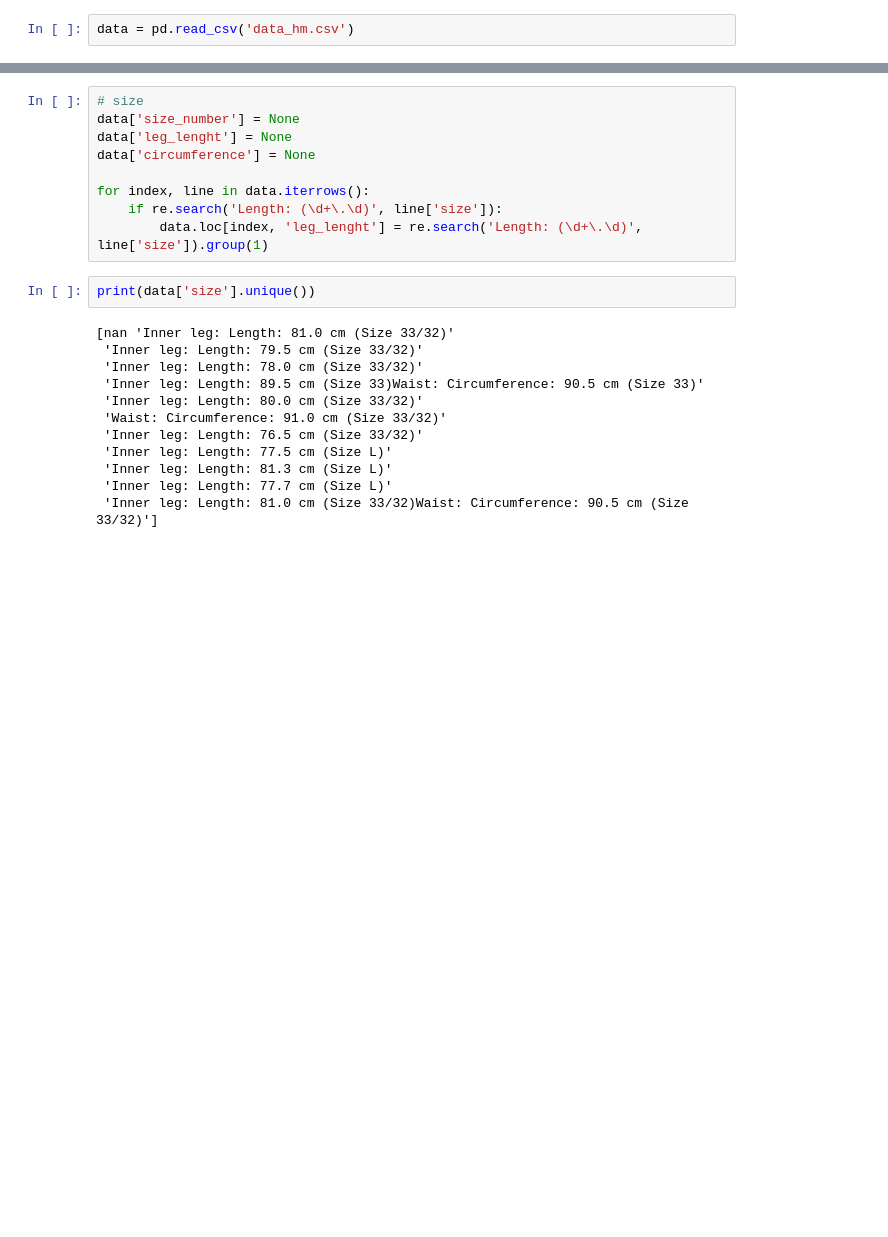
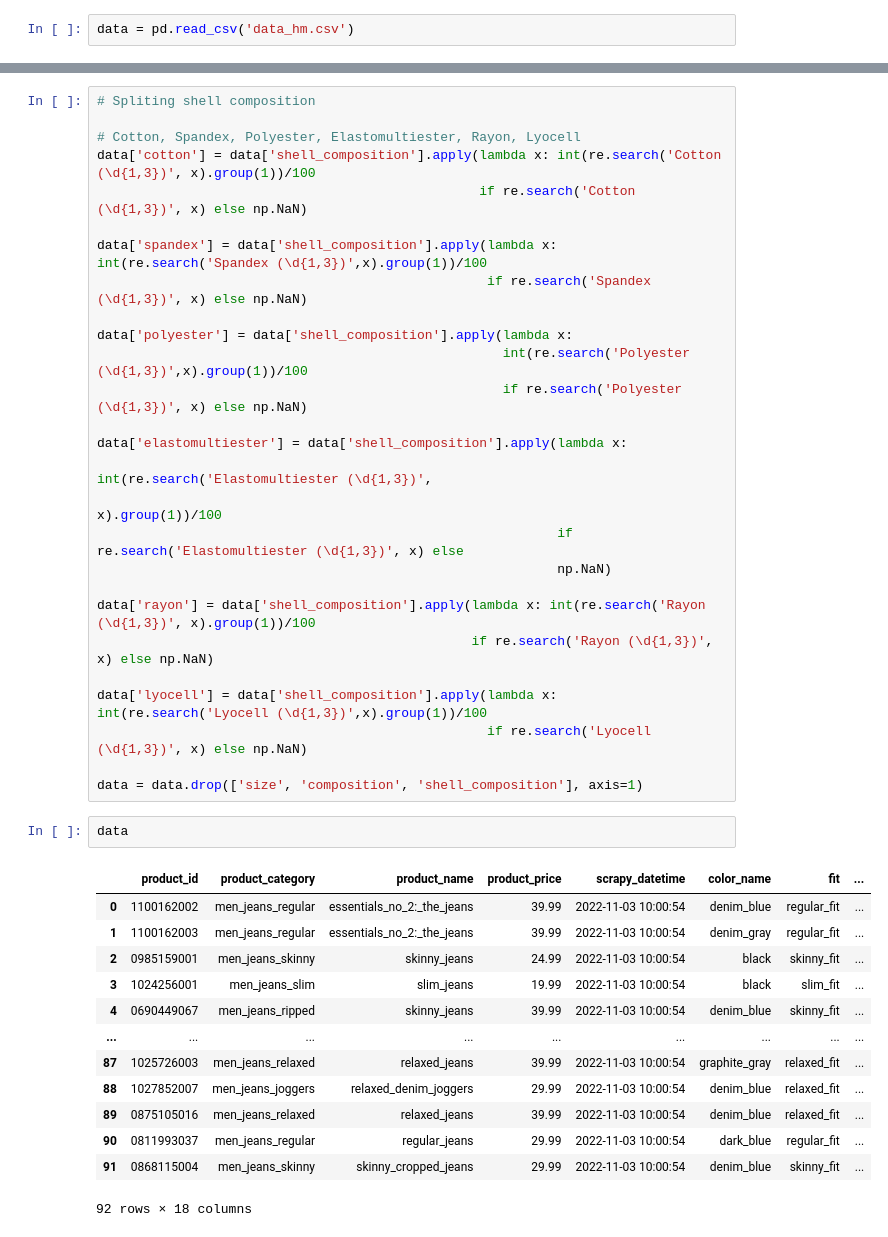
Before and after one commit to matheusventurads/webscraping-for-clothing-businenss, a Jupyter notebook: 1.0-mv-data-collection.ipynb, the cells around one changed output, grey strips where cells are left out. Drawn from its saved outputs; the diff is of its cells as text; blank space fills up the shorter version.

```diff
--- a/1.0-mv-data-collection.ipynb
+++ b/1.0-mv-data-collection.ipynb
@@ -211,23 +222,43 @@ for index, line in data.iterrows():
-# %%
-# size
-data['size_number'] = None
-data['leg_lenght'] = None
-data['circumference'] = None
-
-for index, line in data.iterrows():
-    if re.search('Length: (\d+\.\d)', line['size']):
-        data.loc[index, 'leg_lenght'] = re.search('Length: (\d+\.\d)', line['size']).group(1)
-# %%
-print(data['size'].unique())
-# %% [output]
-[nan 'Inner leg: Length: 81.0 cm (Size 33/32)'
- 'Inner leg: Length: 79.5 cm (Size 33/32)'
- 'Inner leg: Length: 78.0 cm (Size 33/32)'
- 'Inner leg: Length: 89.5 cm (Size 33)Waist: Circumference: 90.5 cm (Size 33)'
- 'Inner leg: Length: 80.0 cm (Size 33/32)'
- 'Waist: Circumference: 91.0 cm (Size 33/32)'
- 'Inner leg: Length: 76.5 cm (Size 33/32)'
- 'Inner leg: Length: 77.5 cm (Size L)'
- 'Inner leg: Length: 81.3 cm (Size L)'
- 'Inner leg: Length: 77.7 cm (Size L)'
- 'Inner leg: Length: 81.0 cm (Size 33/32)Waist: Circumference: 90.5 cm (Size 33/32)']
+# %%
+# Spliting shell composition
+
+# Cotton, Spandex, Polyester, Elastomultiester, Rayon, Lyocell
+data['cotton'] = data['shell_composition'].apply(lambda x: int(re.search('Cotton (\d{1,3})', x).group(1))/100
+                                                 if re.search('Cotton (\d{1,3})', x) else np.NaN)
+
+data['spandex'] = data['shell_composition'].apply(lambda x: int(re.search('Spandex (\d{1,3})',x).group(1))/100
+                                                  if re.search('Spandex (\d{1,3})', x) else np.NaN)
+
+data['polyester'] = data['shell_composition'].apply(lambda x:
+                                                    int(re.search('Polyester (\d{1,3})',x).group(1))/100
+                                                    if re.search('Polyester (\d{1,3})', x) else np.NaN)
+
+data['elastomultiester'] = data['shell_composition'].apply(lambda x:
+                                                           int(re.search('Elastomultiester (\d{1,3})',
+                                                                         x).group(1))/100
+                                                           if re.search('Elastomultiester (\d{1,3})', x) else
+                                                           np.NaN)
+
+data['rayon'] = data['shell_composition'].apply(lambda x: int(re.search('Rayon (\d{1,3})', x).group(1))/100
+                                                if re.search('Rayon (\d{1,3})', x) else np.NaN)
+
+data['lyocell'] = data['shell_composition'].apply(lambda x: int(re.search('Lyocell (\d{1,3})',x).group(1))/100
+                                                  if re.search('Lyocell (\d{1,3})', x) else np.NaN)
+
+data = data.drop(['size', 'composition', 'shell_composition'], axis=1)
+# %%
+data
+# %% [output]
+|  | product_id | product_category | product_name | product_price | scrapy_datetime | color_name | fit | ... |
+| 0 | 1100162002 | men_jeans_regular | essentials_no_2:_the_jeans | 39.99 | 2022-11-03 10:00:54 | denim_blue | regular_fit | ... |
+| 1 | 1100162003 | men_jeans_regular | essentials_no_2:_the_jeans | 39.99 | 2022-11-03 10:00:54 | denim_gray | regular_fit | ... |
+| 2 | 0985159001 | men_jeans_skinny | skinny_jeans | 24.99 | 2022-11-03 10:00:54 | black | skinny_fit | ... |
+| 3 | 1024256001 | men_jeans_slim | slim_jeans | 19.99 | 2022-11-03 10:00:54 | black | slim_fit | ... |
+| 4 | 0690449067 | men_jeans_ripped | skinny_jeans | 39.99 | 2022-11-03 10:00:54 | denim_blue | skinny_fit | ... |
+| ... | ... | ... | ... | ... | ... | ... | ... | ... |
+| 87 | 1025726003 | men_jeans_relaxed | relaxed_jeans | 39.99 | 2022-11-03 10:00:54 | graphite_gray | relaxed_fit | ... |
+| 88 | 1027852007 | men_jeans_joggers | relaxed_denim_joggers | 29.99 | 2022-11-03 10:00:54 | denim_blue | relaxed_fit | ... |
+| 89 | 0875105016 | men_jeans_relaxed | relaxed_jeans | 39.99 | 2022-11-03 10:00:54 | denim_blue | relaxed_fit | ... |
+| 90 | 0811993037 | men_jeans_regular | regular_jeans | 29.99 | 2022-11-03 10:00:54 | dark_blue | regular_fit | ... |
+| 91 | 0868115004 | men_jeans_skinny | skinny_cropped_jeans | 29.99 | 2022-11-03 10:00:54 | denim_blue | skinny_fit | ... |
+92 rows × 18 columns
```
Also changed, not shown: parts of 7 cells of this notebook.
